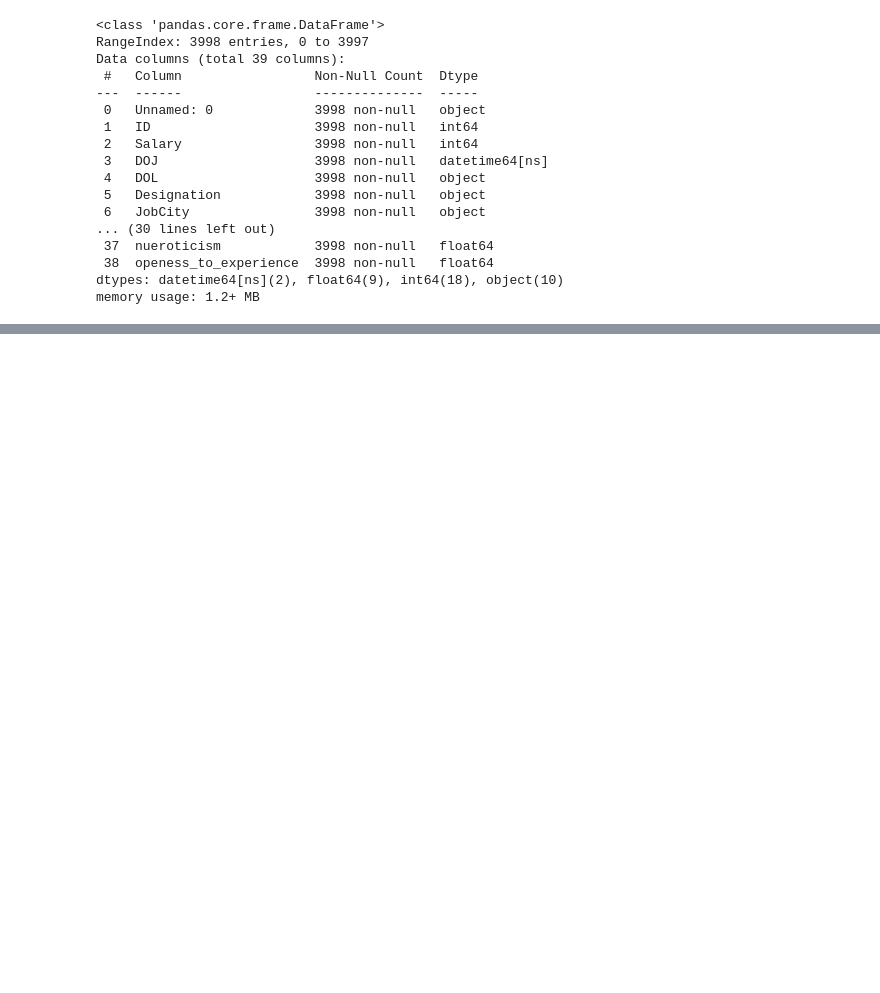
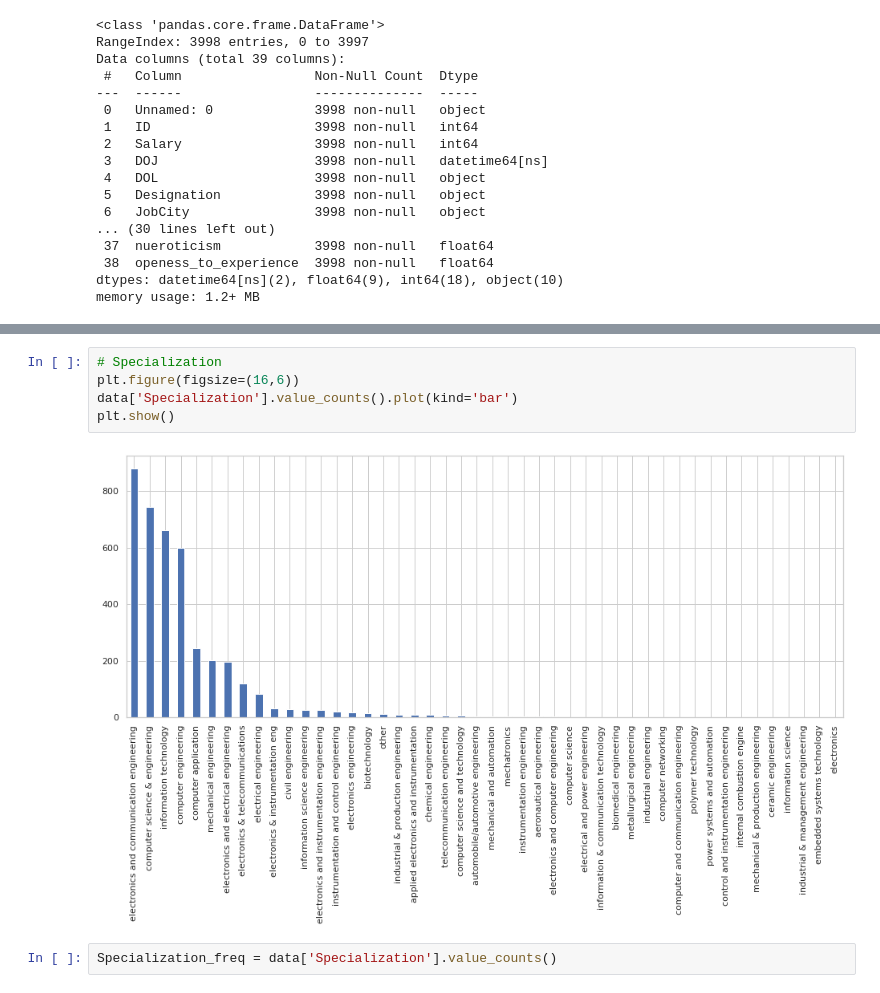
Before and after one commit to CodeWithSridhar/Innomatics-Internship, a Jupyter notebook: Task11_Exploratory_Data_Analysis(EDA).ipynb, the cells around one changed output, grey strips where cells are left out. Saved outputs shown, nothing was run; the diff lists cells and outputs as text; blank space fills up the shorter version.

```diff
--- a/Task11_Exploratory_Data_Analysis(EDA).ipynb
+++ b/Task11_Exploratory_Data_Analysis(EDA).ipynb
@@ -90,0 +214,9 @@ memory usage: 1.2+ MB
+# %%
+# Specialization
+plt.figure(figsize=(16,6))
+data['Specialization'].value_counts().plot(kind='bar')
+plt.show()
+# %% [output]
+[figure, added]
+# %%
+Specialization_freq = data['Specialization'].value_counts()
```
Also changed, not shown: parts of 35 cells of this notebook.
